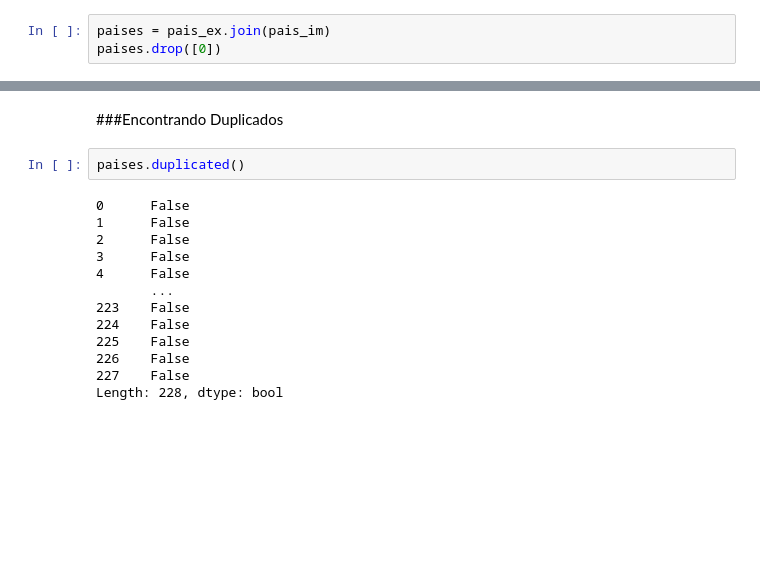
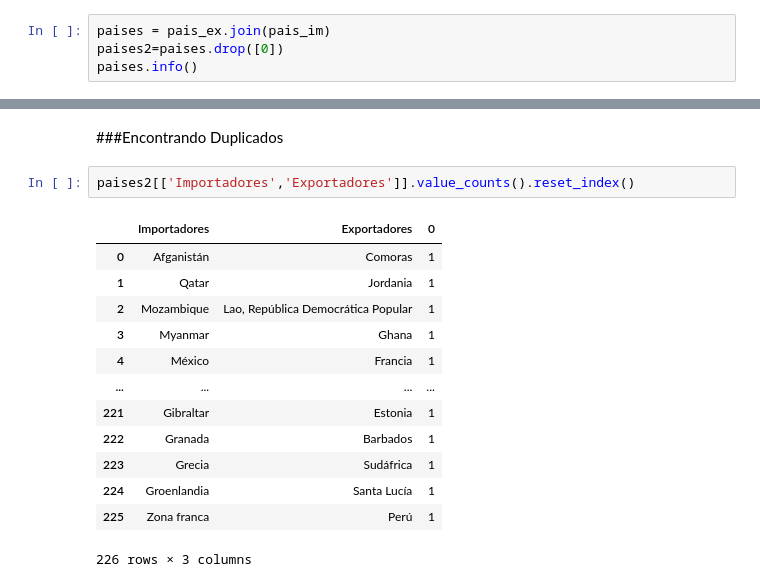
Before and after one commit to LuchoValr/Semillero, a Jupyter notebook: Proyecto_semillero.ipynb, the cells around one changed output, grey strips where cells are left out. Cells and saved outputs as stored; diff of their text form; blank space fills up the shorter version.

```diff
--- a/Proyecto_semillero.ipynb
+++ b/Proyecto_semillero.ipynb
@@ -49,5 +49,6 @@ pais_im = im_p.filter(['Exportadores'])
 ##Filtrando paises
 # %%
 paises = pais_ex.join(pais_im)
-paises.drop([0])
+paises2=paises.drop([0])
+paises.info()
 # %% [output]
@@ -67,17 +80,18 @@ paises.drop([0])
 # %% [markdown]
 ###Encontrando Duplicados
-# %%
-paises.duplicated()
-# %% [output]
-0      False
-1      False
-2      False
-3      False
-4      False
-       ...
-223    False
-224    False
-225    False
-226    False
-227    False
-Length: 228, dtype: bool
+# %%
+paises2[['Importadores','Exportadores']].value_counts().reset_index()
+# %% [output]
+|  | Importadores | Exportadores | 0 |
+| 0 | Afganistán | Comoras | 1 |
+| 1 | Qatar | Jordania | 1 |
+| 2 | Mozambique | Lao, República Democrática Popular | 1 |
+| 3 | Myanmar | Ghana | 1 |
+| 4 | México | Francia | 1 |
+| ... | ... | ... | ... |
+| 221 | Gibraltar | Estonia | 1 |
+| 222 | Granada | Barbados | 1 |
+| 223 | Grecia | Sudáfrica | 1 |
+| 224 | Groenlandia | Santa Lucía | 1 |
+| 225 | Zona franca | Perú | 1 |
+226 rows × 3 columns
```
Also changed, not shown: parts of 2 cells of this notebook.
